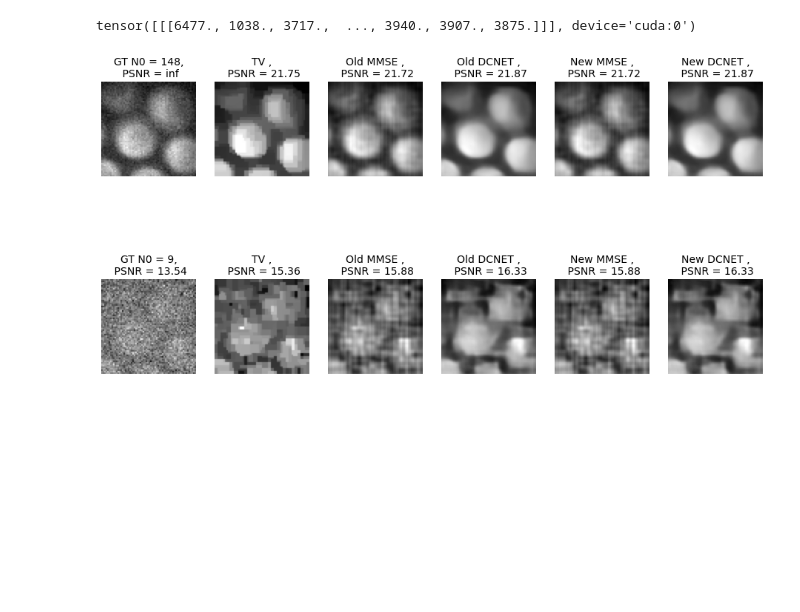
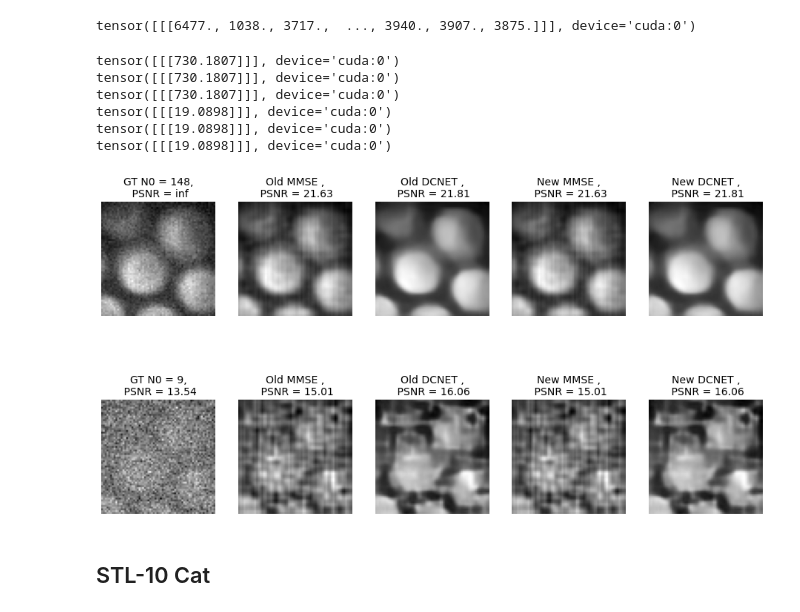
Before and after one commit to openspyrit/spyrit-examples, a Jupyter notebook: Debug_version_2/2021_Optics_Express.ipynb, the cells around one changed output. Saved outputs shown, nothing was run; the diff lists cells and outputs as text; code cells hidden in the pictures; blank space fills up the shorter version.

```diff
--- a/Debug_version_2/2021_Optics_Express.ipynb
+++ b/Debug_version_2/2021_Optics_Express.ipynb
@@ -539,5 +486,4 @@ def Diag(A):
 # %%
-#%% Parameters
 # Acquisition Parameters
 img_size = 64;  # Height / width dimension
 sig =0.5;       # std maximum total number of photons
@@ -547,12 +493,12 @@ s = 55;
 
 # Network and training
 net_arch = 0;                   # Network architecture (variants for the FCL)
-precompute_root ="../../data/model_OE/"       # Path to precomputed data
+precompute_root ="../2021_Optics_express/model/"       # Path to precomputed data
 precompute =  False             # Precomputed data is available
 model_root = precompute_root    # Path to model saving files
 
 # Experimental data
-expe_root = "../../data/expe_OE/"#"data_example/expe_2/" # Path to precomputed data
+expe_root = "../2021_Optics_express/expe/" # Path to precomputed data
 
 # Optimisation
 batch_size = 256 ;  # Size of each training batch
@@ -561,5 +507,4 @@ lr = 1e-3;          # Learning Rate
 step_size = 10;     # Scheduler Step Size
 gamma =0.5;         # Scheduler Decrease Rate
 
-# eta = 4 # hyperparameter
-eta = 1 # hyperparameter
+eta = 4 # hyperparameter
@@ -620,17 +568,8 @@ suffix = '_N_{}_M_{}_epo_{}_lr_{}_sss_{}_sdr_{}_bs_{}_reg_{}'.format(\
         gamma, batch_size, reg)
 
 N0_list = [2500];
-# model_list = net_list(img_size, CR, Mean_had_1, Cov_had_1,net_arch, N0_list, sig, 0, H, suffix, model_root);
 model_list_denoi = net_list(img_size, CR, Mean_had_1, Cov_had_1,net_arch, N0_list, sig, 1, H, suffix, model_root);
-# model_list_no_noise = net_list(img_size, CR, Mean_had_1, Cov_had_1, net_arch, [0], sig, 1, H, suffix, model_root);
-
-# model = noiCompNet(img_size, CR, Mean_had_1, Cov_had_1, 3, 50, 0.5, H)
-# model = model.to(device)
-# net_path = Path(model_root) / 'NET_free_N0_2500_sig_0.5_N_64_M_512_epo_20_lr_0.001_sss_10_sdr_0.5_bs_256_reg_1e-07'
-# load_net(net_path, model, device)
-
-# titles = ["GT",  "TV", "Old MMSE","Old DCNET", "Old MMSE Expe", "Old DCNET Expe"]
-titles = ["GT",  "TV", "Old MMSE","Old DCNET", "New MMSE", "New DCNET"]
+titles = ["GT", "Old MMSE","Old DCNET", "New MMSE", "New DCNET"]
 # %% [output]
 Measurement to image domain: statistical completion (no mean)
 Varying N0 = 2500 +/- 1250
@@ -785,55 +727,42 @@ with torch.no_grad():
         list_outs = [];
         m_list[i] = m_list[i]*eta;
 
-        m = torch2numpy(m_list[i][0,0,even_index] - m_list[i][0,0,uneven_index]);
-        alpha_est = np.amax(np.dot(np.dot(np.transpose(H_k), np.linalg.inv(np.dot(H_k, np.transpose(H_k)))),m))
-        x_tv = 2*TV(m/alpha_est, H_k, img_size)-1;
-        x_tv = torch.Tensor(x_tv).to(device);
-        x_tv = x_tv.view(1,1, img_size, img_size);
-
         x_mmse_old = model_list_denoi[0].forward_reconstruct_mmse_expe(m_list[i], 1, 1, img_size, img_size);
         x_dcnet_old = model_list_denoi[0].forward_reconstruct_expe(m_list[i],1,1, img_size, img_size);
 
         _, N0_est = model_list_denoi[0].forward_preprocess_expe(m_list[i], 1, 1, img_size, img_size) # to get the same N0 as the network
         model_new.PreP.N0 = N0_est.item();
         x_mmse_new = model_new.reconstruct_mmse(m_list[i].view(1, 1, 2*CR));
         x_dcnet_new = model_new.reconstruct(m_list[i].view(1, 1, 2*CR));
 
-        # x_mmse_old_expe = model_list_denoi[0].forward_reconstruct_mmse_expe(m_list[i], 1, 1, img_size, img_size, C, s, K);
-        # x_dcnet_old_expe = model_list_denoi[0].forward_reconstruct_expe(m_list[i],1,1, img_size, img_size, C, s, K);
-
-
         gt = torch.Tensor(GT[i]).to(device);
         gt = gt.view(1,1, img_size, img_size);
         list_outs.append(gt);
-        list_outs.append(x_tv);
+        #list_outs.append(x_tv);
         list_outs.append(x_mmse_old);
         list_outs.append(x_dcnet_old);
 
         list_outs.append(x_mmse_new);
         list_outs.append(x_dcnet_new);
 
-        # list_outs.append(x_mmse_old_expe);
-        # list_outs.append(x_dcnet_old_expe);
         output = torch.stack(list_outs, axis = 1);
 
         psnr = batch_psnr_vid(Ground_truth, output);
         outputs.append(torch2numpy(output));
         title_lists.append(["{} {},\n PSNR = {}".format(titles[j],Additional_info[i][j], round(psnr[j],2)) for j in range(len(titles))]);
 
 o1 = outputs;
 t1 = title_lists;
-nb_disp_frames = 6;
+nb_disp_frames = 5
 compare_video_frames(outputs, nb_disp_frames, title_lists);
-# outputs_0 = outputs[:1];
-# outputs_1 = outputs[1:4];
-# outputs_2 = outputs[4:];
-# title_lists_0 = title_lists[:1];
-# title_lists_1 = title_lists[1:4];
-# title_lists_2 = title_lists[4:];
-
-# compare_video_frames(outputs_0, nb_disp_frames, title_lists_0);
-# compare_video_frames(outputs_1, nb_disp_frames, title_lists_1);
 # %% [output]
+tensor([[[730.1807]]], device='cuda:0')
+tensor([[[730.1807]]], device='cuda:0')
+tensor([[[730.1807]]], device='cuda:0')
+tensor([[[19.0898]]], device='cuda:0')
+tensor([[[19.0898]]], device='cuda:0')
+tensor([[[19.0898]]], device='cuda:0')
-[figure, old version]
+[figure, new version]
+# %% [markdown]
+## STL-10 Cat
 # %%
```
Also changed, not shown: parts of 19 cells of this notebook, 1 other file.
